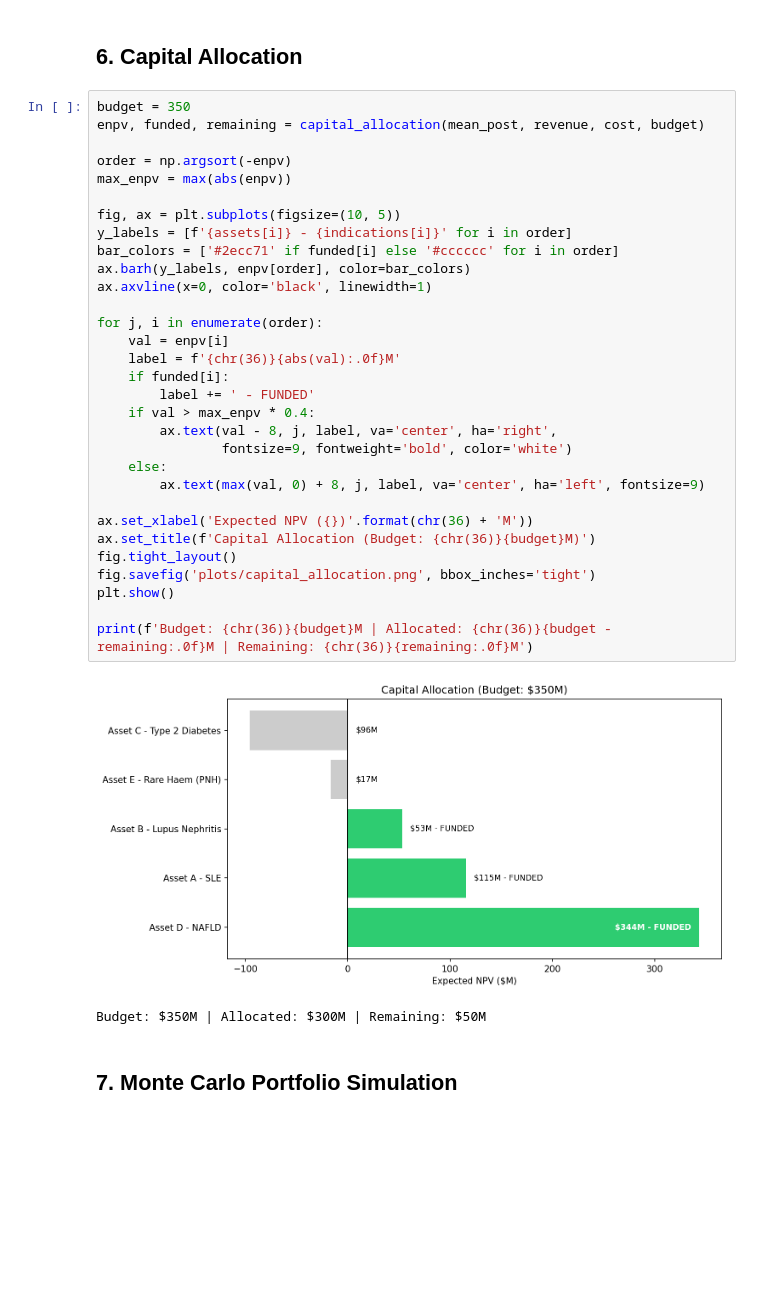
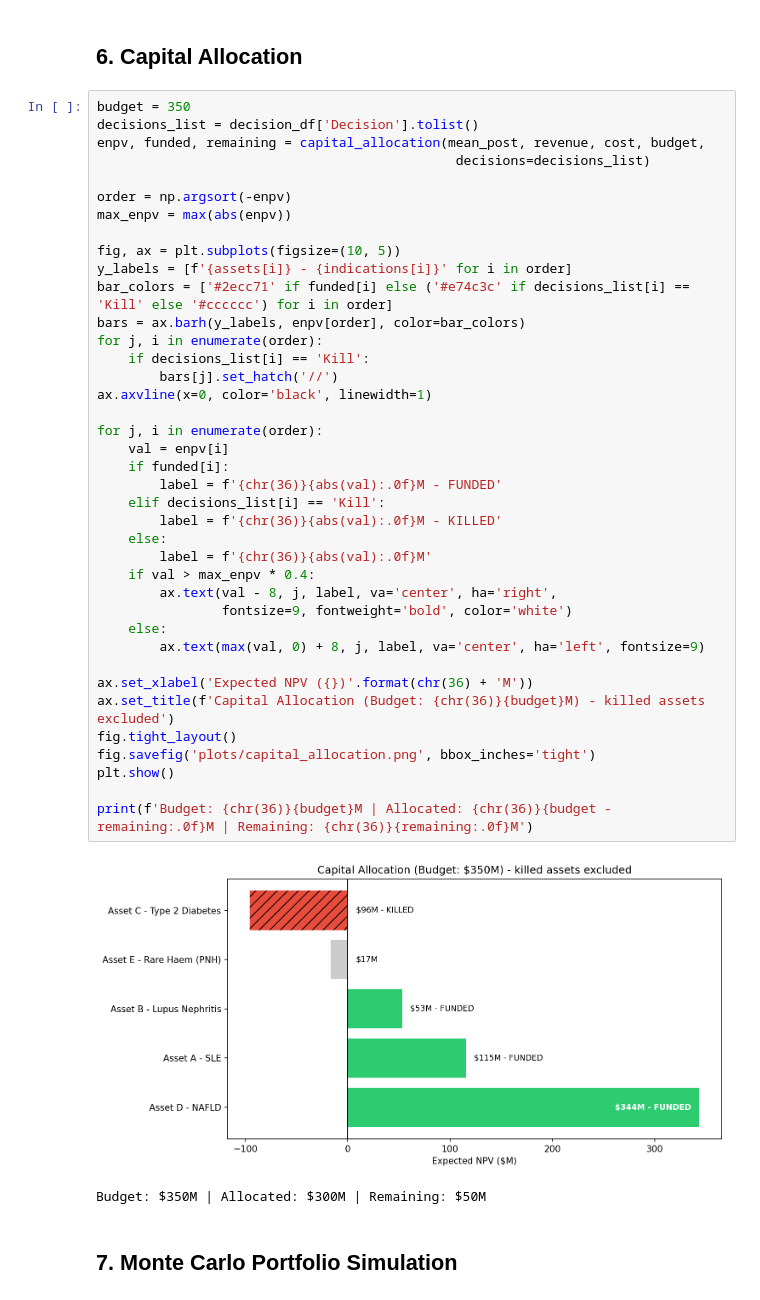
Before and after one commit to ChristopherSNelson/PoTS_decisionTool, a Jupyter notebook: portfolio_demo.ipynb, the cells around one changed output. Drawn from its saved outputs; the diff is of its cells as text; blank space fills up the shorter version.

```diff
--- a/portfolio_demo.ipynb
+++ b/portfolio_demo.ipynb
@@ -177,37 +177,45 @@ display(decision_df[['Asset', 'Phase', 'Current Indication', 'PoTS', '90% CI',
 ## 6. Capital Allocation
 # %%
 budget = 350
-enpv, funded, remaining = capital_allocation(mean_post, revenue, cost, budget)
+decisions_list = decision_df['Decision'].tolist()
+enpv, funded, remaining = capital_allocation(mean_post, revenue, cost, budget,
+                                              decisions=decisions_list)
 
 order = np.argsort(-enpv)
 max_enpv = max(abs(enpv))
 
 fig, ax = plt.subplots(figsize=(10, 5))
 y_labels = [f'{assets[i]} - {indications[i]}' for i in order]
-bar_colors = ['#2ecc71' if funded[i] else '#cccccc' for i in order]
-ax.barh(y_labels, enpv[order], color=bar_colors)
+bar_colors = ['#2ecc71' if funded[i] else ('#e74c3c' if decisions_list[i] == 'Kill' else '#cccccc') for i in order]
+bars = ax.barh(y_labels, enpv[order], color=bar_colors)
+for j, i in enumerate(order):
+    if decisions_list[i] == 'Kill':
+        bars[j].set_hatch('//')
 ax.axvline(x=0, color='black', linewidth=1)
 
 for j, i in enumerate(order):
     val = enpv[i]
-    label = f'{chr(36)}{abs(val):.0f}M'
     if funded[i]:
-        label += ' - FUNDED'
+        label = f'{chr(36)}{abs(val):.0f}M - FUNDED'
+    elif decisions_list[i] == 'Kill':
+        label = f'{chr(36)}{abs(val):.0f}M - KILLED'
+    else:
+        label = f'{chr(36)}{abs(val):.0f}M'
     if val > max_enpv * 0.4:
         ax.text(val - 8, j, label, va='center', ha='right',
                 fontsize=9, fontweight='bold', color='white')
     else:
         ax.text(max(val, 0) + 8, j, label, va='center', ha='left', fontsize=9)
 
 ax.set_xlabel('Expected NPV ({})'.format(chr(36) + 'M'))
-ax.set_title(f'Capital Allocation (Budget: {chr(36)}{budget}M)')
+ax.set_title(f'Capital Allocation (Budget: {chr(36)}{budget}M) - killed assets excluded')
 fig.tight_layout()
 fig.savefig('plots/capital_allocation.png', bbox_inches='tight')
 plt.show()
 
 print(f'Budget: {chr(36)}{budget}M | Allocated: {chr(36)}{budget - remaining:.0f}M | Remaining: {chr(36)}{remaining:.0f}M')
 # %% [output]
-[figure, old version]
+[figure, new version]
 Budget: $350M | Allocated: $300M | Remaining: $50M
 # %% [markdown]
 ## 7. Monte Carlo Portfolio Simulation
```
Also changed, not shown: parts of 3 cells of this notebook, 5 other files.
